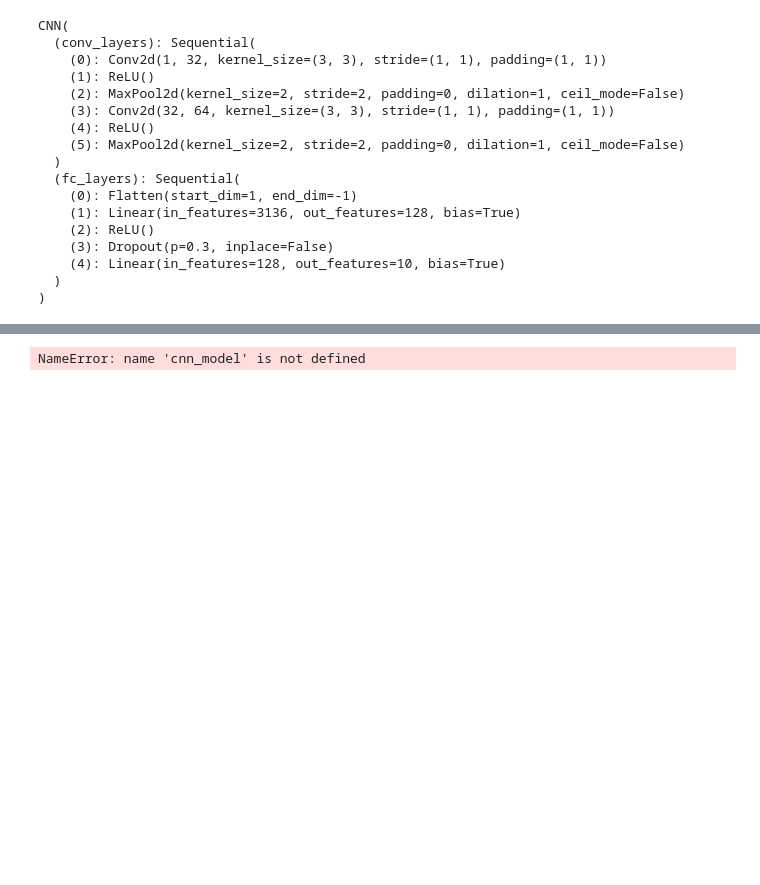
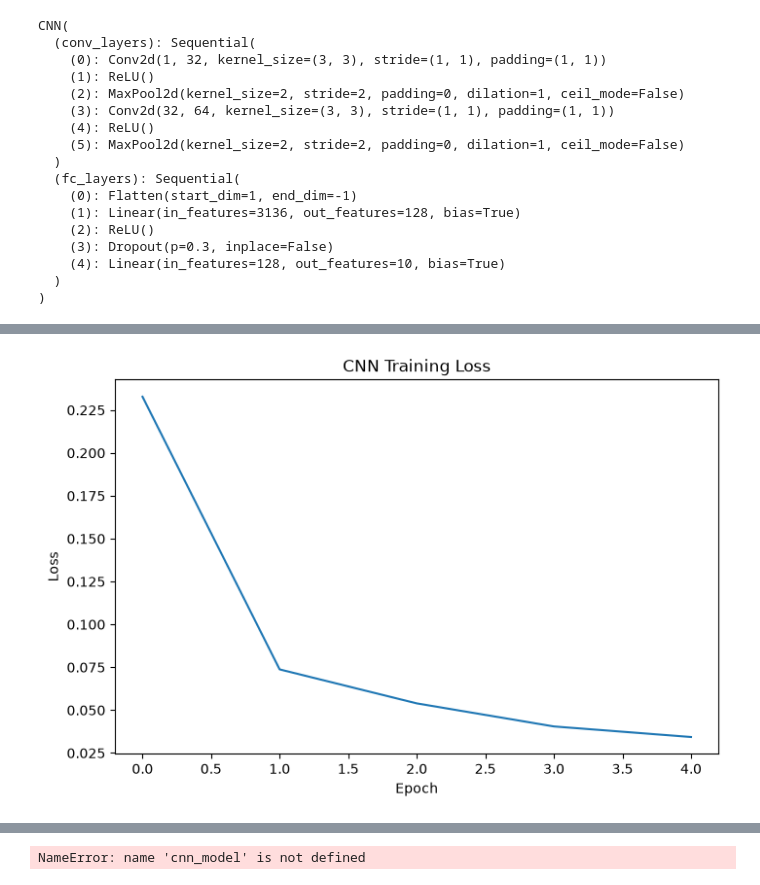
Before and after one commit to sayan629/AI_ML_python, a Jupyter notebook: (41) Deep Learning Part 6/MNIST_Handwritten_Analysis.ipynb, the cells around one changed output, grey strips where cells are left out. Cells and saved outputs as stored; diff of their text form; code cells hidden in the pictures; blank space fills up the shorter version.

Commit message:
CNN Model implementation

```diff
--- a/(41) Deep Learning Part 6/MNIST_Handwritten_Analysis.ipynb
+++ b/(41) Deep Learning Part 6/MNIST_Handwritten_Analysis.ipynb
@@ -216,3 +216,11 @@ def train_model(model, loader, criterion, optimizer, epochs):
         )
 
     return train_losses, train_accuracies
+# %%
+cnn_losses, cnn_accuracies = train_model(
+    cnn_model,
+    train_loader,
+    criterion,
+    cnn_optimizer,
+    epochs=5
+)
@@ -218,0 +233,12 @@ def train_model(model, loader, criterion, optimizer, epochs):
+# %%
+plt.figure(figsize=(8, 5))
+
+plt.plot(cnn_losses)
+
+plt.xlabel("Epoch")
+plt.ylabel("Loss")
+plt.title("CNN Training Loss")
+
+plt.show()
+# %% [output]
+[figure, added]
```
Also changed, not shown: parts of 2 cells of this notebook.
